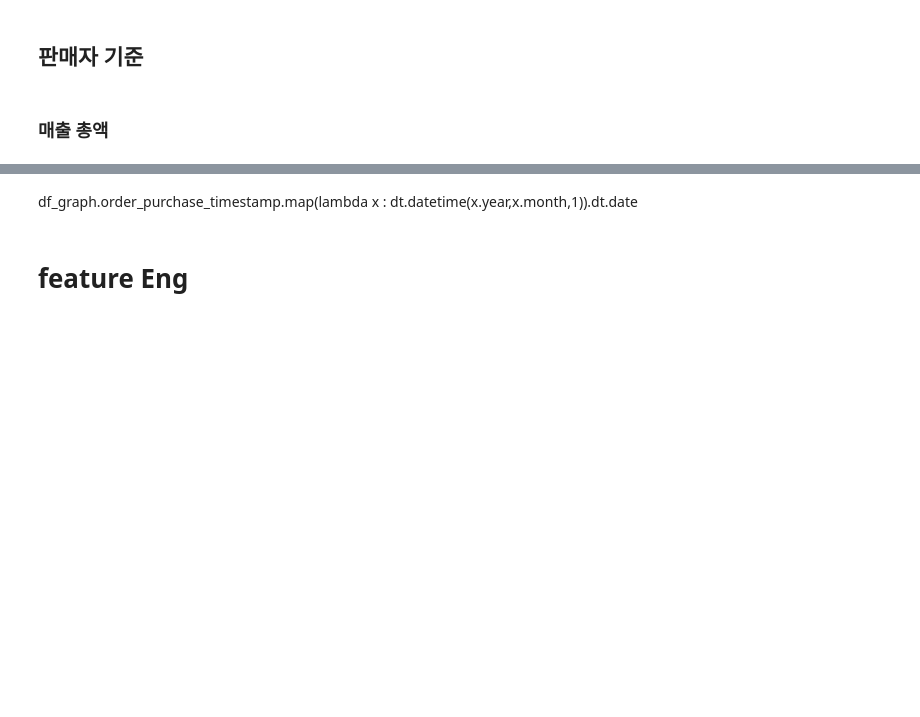
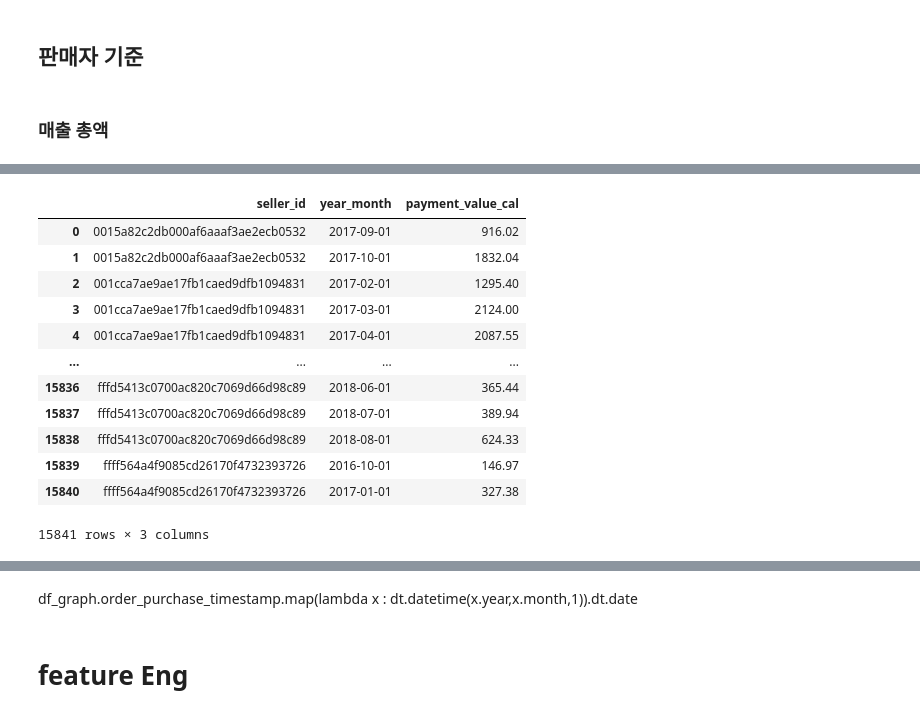
Before and after one commit to changyong93/project_Brazilian-E-Commerce-Public-Dataset-by-Olist, a Jupyter notebook: Untitled2.ipynb, the cells around one changed output, grey strips where cells are left out. Saved outputs shown, nothing was run; the diff lists cells and outputs as text; code cells hidden in the pictures; blank space fills up the shorter version.

```diff
--- a/Untitled2.ipynb
+++ b/Untitled2.ipynb
@@ -480,0 +509,16 @@ CategoricalIndex([   (-55.151, 6532.168],  (6532.168, 13054.266],
+# %%
+df_graph.groupby(["seller_id","year_month"]).payment_value_cal.sum().reset_index()
+# %% [output]
+|  | seller_id | year_month | payment_value_cal |
+| 0 | 0015a82c2db000af6aaaf3ae2ecb0532 | 2017-09-01 | 916.02 |
+| 1 | 0015a82c2db000af6aaaf3ae2ecb0532 | 2017-10-01 | 1832.04 |
+| 2 | 001cca7ae9ae17fb1caed9dfb1094831 | 2017-02-01 | 1295.40 |
+| 3 | 001cca7ae9ae17fb1caed9dfb1094831 | 2017-03-01 | 2124.00 |
+| 4 | 001cca7ae9ae17fb1caed9dfb1094831 | 2017-04-01 | 2087.55 |
+| ... | ... | ... | ... |
+| 15836 | fffd5413c0700ac820c7069d66d98c89 | 2018-06-01 | 365.44 |
+| 15837 | fffd5413c0700ac820c7069d66d98c89 | 2018-07-01 | 389.94 |
+| 15838 | fffd5413c0700ac820c7069d66d98c89 | 2018-08-01 | 624.33 |
+| 15839 | ffff564a4f9085cd26170f4732393726 | 2016-10-01 | 146.97 |
+| 15840 | ffff564a4f9085cd26170f4732393726 | 2017-01-01 | 327.38 |
+15841 rows × 3 columns
```
Also changed, not shown: parts of 39 cells of this notebook.
